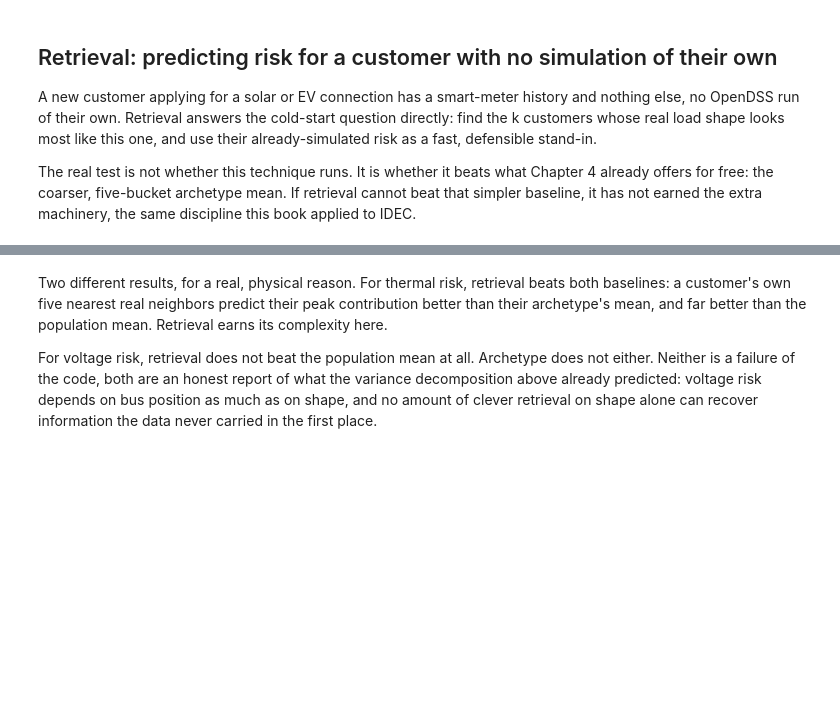
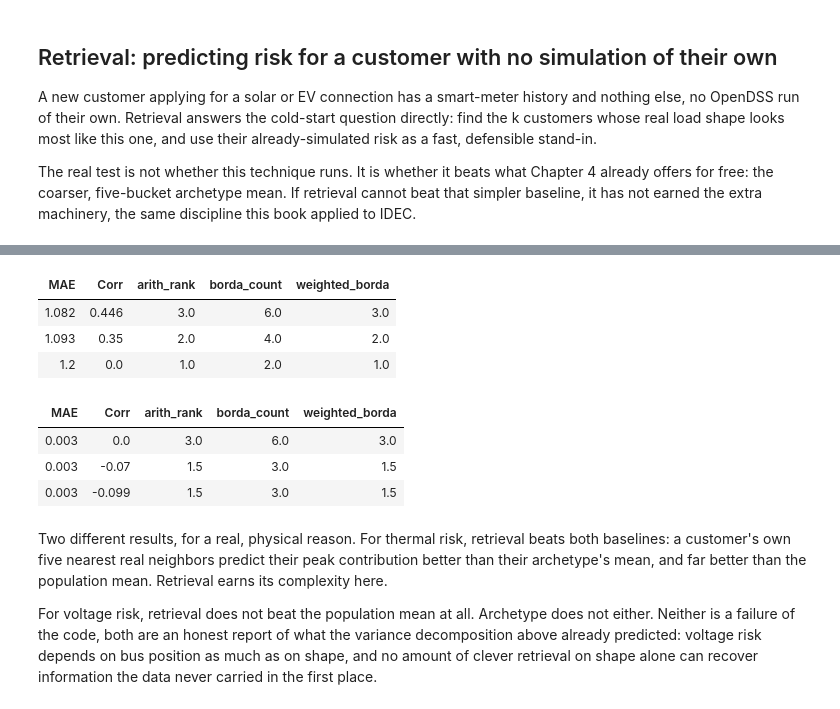
Before and after one commit to sambaiga/ml-energy-disaggregation, a Jupyter notebook: book/04-grid-edge/05-ranking-recommendation-code.ipynb, the cells around one changed output, grey strips where cells are left out. Cells and saved outputs as stored; diff of their text form; code cells hidden in the pictures; blank space fills up the shorter version.

```diff
--- a/book/04-grid-edge/05-ranking-recommendation-code.ipynb
+++ b/book/04-grid-edge/05-ranking-recommendation-code.ipynb
@@ -359,3 +290,79 @@ retrieval_long["method"] = retrieval_long["method"].map(
+# %%
+from scipy.stats import spearmanr
+from sklearn.model_selection import KFold
+
+from ark.evaluate.ranking import rank_models
+from ark.recommend.retrieval import knn_predict
+
+per_customer = (
+    risk_df.groupby("customer_idx")
+    .agg(
+        vmax_pu=("vmax_pu", "mean"),
+        peak_kw_contribution=("peak_kw_contribution", "mean"),
+        archetype=("archetype", "first"),
+    )
+    .reset_index()
+)
+customer_idx_labeled = per_customer["customer_idx"].to_numpy()
+X_labeled = X[customer_idx_labeled]
+archetypes_labeled = per_customer["archetype"].to_numpy()
+
+kf = KFold(n_splits=5, shuffle=True, random_state=0)
+retrieval_rows = []
+ranking_tables = {}
+for metric in ["vmax_pu", "peak_kw_contribution"]:
+    y = per_customer[metric].to_numpy()
+    knn_preds, archetype_preds, actuals = [], [], []
+    for train_idx, test_idx in kf.split(X_labeled):
+        knn_pred = knn_predict(X_labeled[train_idx], y[train_idx], X_labeled[test_idx], k=5)
+        archetype_mean = pd.Series(y[train_idx]).groupby(archetypes_labeled[train_idx]).mean()
+        archetype_pred = np.array([archetype_mean.get(a, y[train_idx].mean()) for a in archetypes_labeled[test_idx]])
+        knn_preds.append(knn_pred)
+        archetype_preds.append(archetype_pred)
+        actuals.append(y[test_idx])
+    knn_preds, archetype_preds, actuals = (np.concatenate(a) for a in (knn_preds, archetype_preds, actuals))
+    population_preds = np.full_like(actuals, y.mean())
+
+    scores = pd.DataFrame(
+        {
+            "MAE": [
+                np.abs(knn_preds - actuals).mean(),
+                np.abs(archetype_preds - actuals).mean(),
+                np.abs(population_preds - actuals).mean(),
+            ],
+            "Corr": [
+                spearmanr(knn_preds, actuals).correlation,
+                spearmanr(archetype_preds, actuals).correlation,
+                0.0,
+            ],
+        },
+        index=["knn_retrieval", "archetype_mean", "population_mean"],
+    )
+    ranked = rank_models(scores)
+    ranking_tables[metric] = ranked
+    retrieval_rows.append(
+        {
+            "metric": metric,
+            "knn_mae": scores.loc["knn_retrieval", "MAE"],
+            "archetype_mean_mae": scores.loc["archetype_mean", "MAE"],
+            "population_mean_mae": scores.loc["population_mean", "MAE"],
+        }
+    )
+
+retrieval_df = pd.DataFrame(retrieval_rows)
+themed_gt(ranking_tables["peak_kw_contribution"].round(3))
+# %% [output]
+| MAE | Corr | arith_rank | borda_count | weighted_borda |
+| 1.082 | 0.446 | 3.0 | 6.0 | 3.0 |
+| 1.093 | 0.35 | 2.0 | 4.0 | 2.0 |
+| 1.2 | 0.0 | 1.0 | 2.0 | 1.0 |
+# %%
+themed_gt(ranking_tables["vmax_pu"].round(3))
+# %% [output]
+| MAE | Corr | arith_rank | borda_count | weighted_borda |
+| 0.003 | 0.0 | 3.0 | 6.0 | 3.0 |
+| 0.003 | -0.07 | 1.5 | 3.0 | 1.5 |
+| 0.003 | -0.099 | 1.5 | 3.0 | 1.5 |
 # %% [markdown]
 Two different results, for a real, physical reason. For thermal risk, retrieval beats both baselines: a customer's own five nearest real neighbors predict their peak contribution better than their archetype's mean, and far better than the population mean. Retrieval earns its complexity here.
 
```
Also changed, not shown: parts of 10 cells of this notebook, 8 other files.
